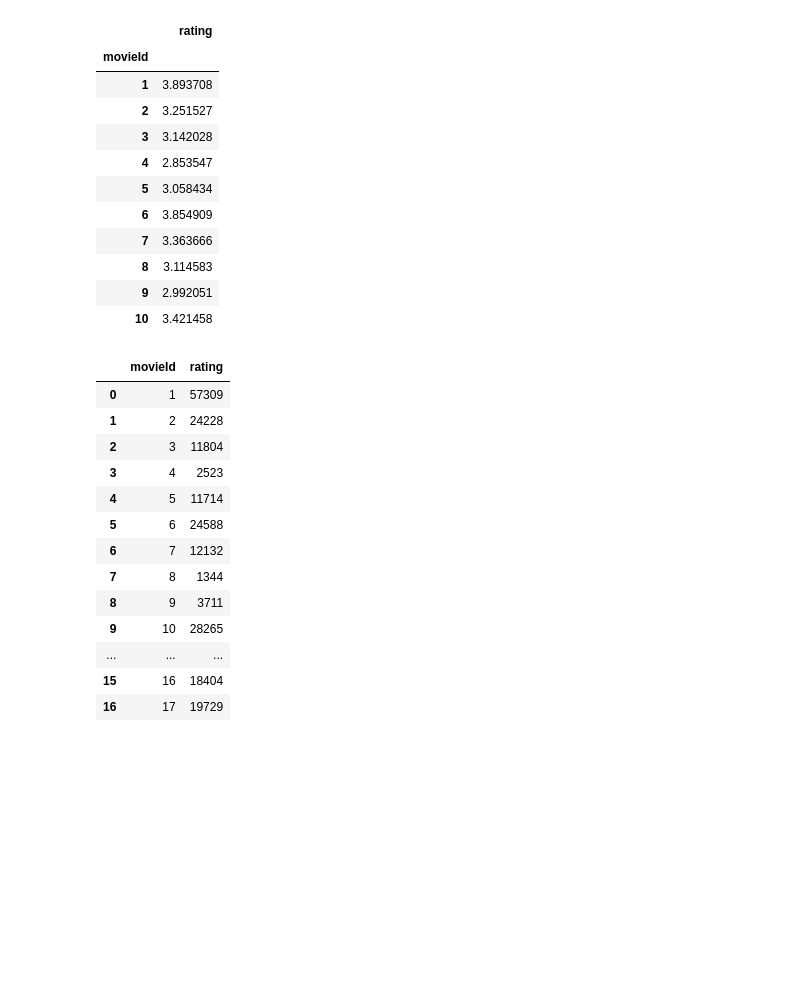
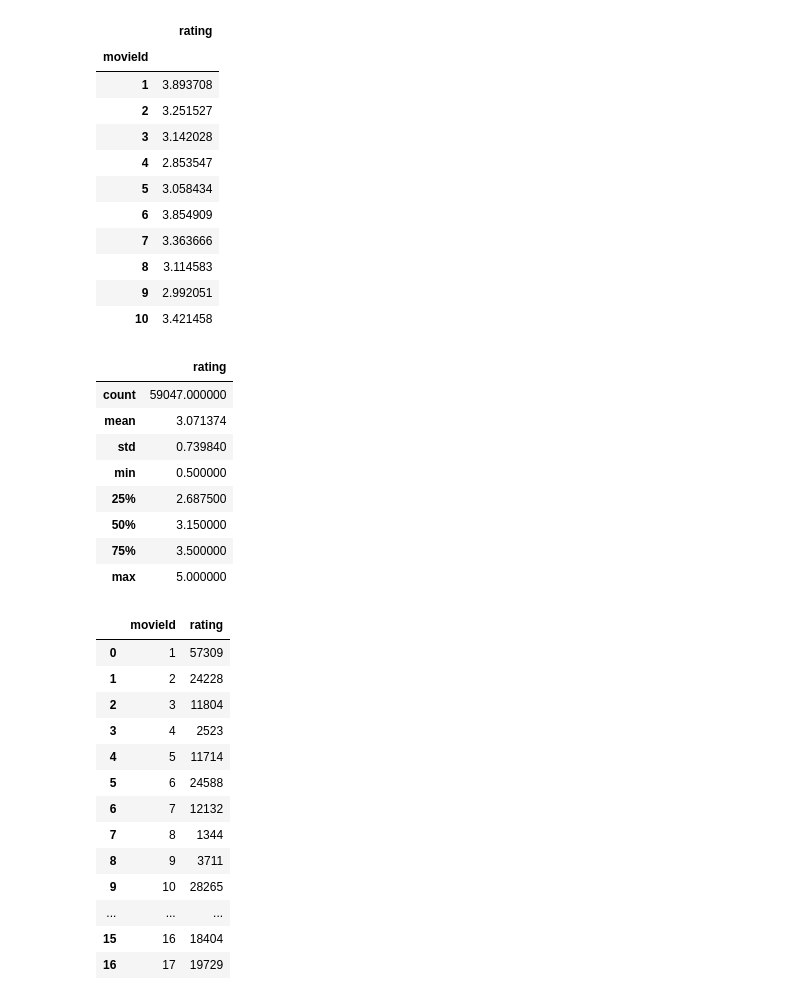
Before and after one commit to AkanchhaChoudhary/UCSanDiegoX-s-Data-Science-MicroMasters, a Jupyter notebook: Python_for_Data_Science/week-4/Introduction to Pandas.ipynb, the cells around one changed output. Cells and saved outputs as stored; diff of their text form; code cells hidden in the pictures; blank space fills up the shorter version.

```diff
--- a/Python_for_Data_Science/week-4/Introduction to Pandas.ipynb
+++ b/Python_for_Data_Science/week-4/Introduction to Pandas.ipynb
@@ -794,6 +818,18 @@ average_rating.head(10)
 | 8 | 3.114583 |
 | 9 | 2.992051 |
 | 10 | 3.421458 |
+# %%
+average_rating.describe()
+# %% [output]
+|  | rating |
+| count | 59047.000000 |
+| mean | 3.071374 |
+| std | 0.739840 |
+| min | 0.500000 |
+| 25% | 2.687500 |
+| 50% | 3.150000 |
+| 75% | 3.500000 |
+| max | 5.000000 |
 # %%
 movie_count = ratings[['movieId','rating']].groupby('movieId',as_index=False).count() # how many ratings per movie as_index= False means so new sequential indices for rows will be generated means new column for numbering from 1 onwards
 movie_count.head(20)
```
Also changed, not shown: parts of 21 cells of this notebook, 9 other files.
